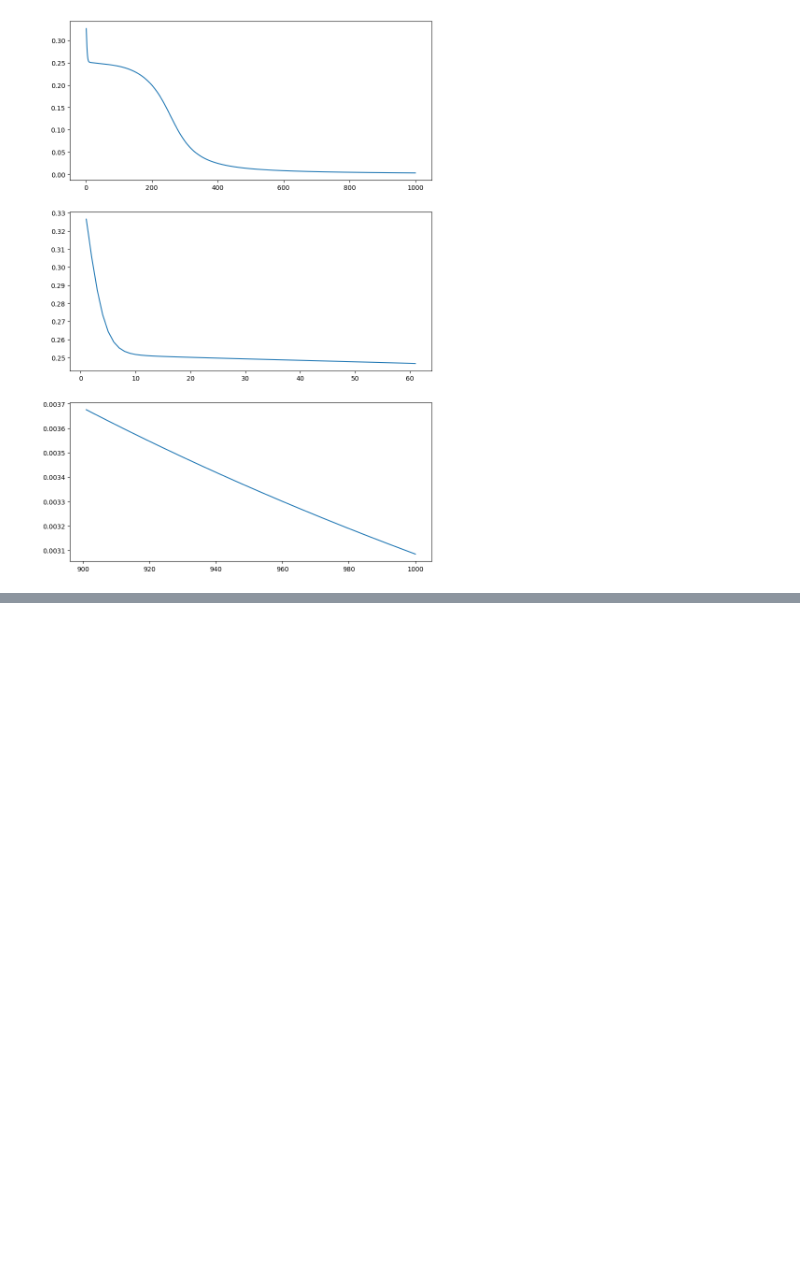
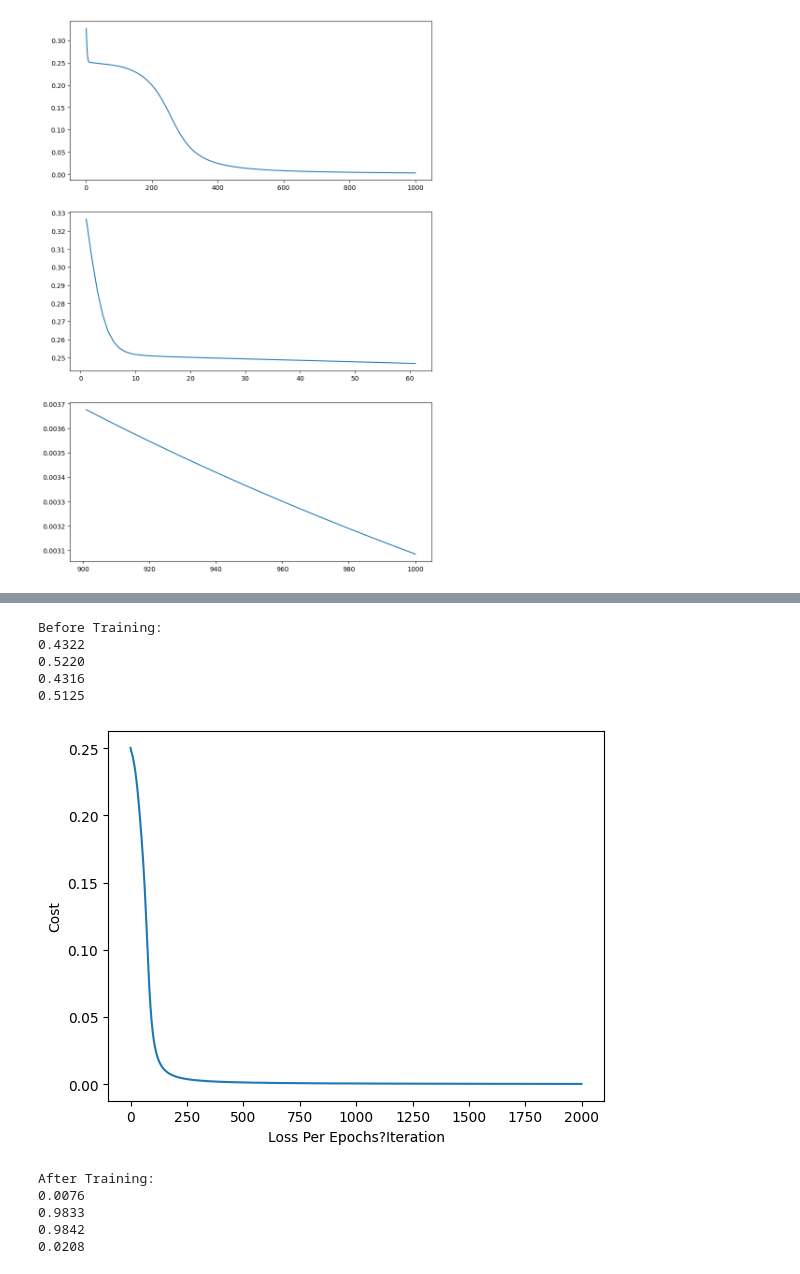
Before and after one commit to IanHipolito/AI-Assignment, a Jupyter notebook: XOR_MLP v1.ipynb, the cells around one changed output, grey strips where cells are left out. Cells and saved outputs as stored; diff of their text form; code cells hidden in the pictures; blank space fills up the shorter version.

Commit message:
Problem 1 and 2 complete, working on problem 3

```diff
--- a/XOR_MLP v1.ipynb
+++ b/XOR_MLP v1.ipynb
@@ -315,0 +340,29 @@ print('\n W2 = \n', p2.w2, '\nW3 = \n', p2.w3, '\n')
+# %%
+# Problem 1 : Testing MLP
+p1_mlp = MLP(3,4,1)
+
+p1_mlp.train_inputs = np.array([[0,0,1], [0,1,1], [1,0,1], [1,1,1]])
+p1_mlp.train_outputs = np.array([0,1,1,0])
+
+xs = p1_mlp.train_inputs.T
+
+print("\nBefore Training:\n" + p1_mlp.feedforward(xs))
+
+epochs = 2000
+learning_rate = 10.0
+
+c = p1_mlp.train(epochs, learning_rate)
+
+print("\nAfter Training:\n" + p1_mlp.feedforward(xs))
+# %% [output]
+Before Training:
+0.4322
+0.5220
+0.4316
+0.5125
+[figure, added]
+After Training:
+0.0076
+0.9833
+0.9842
+0.0208
```
Also changed, not shown: parts of 5 cells of this notebook, 1 other file.
